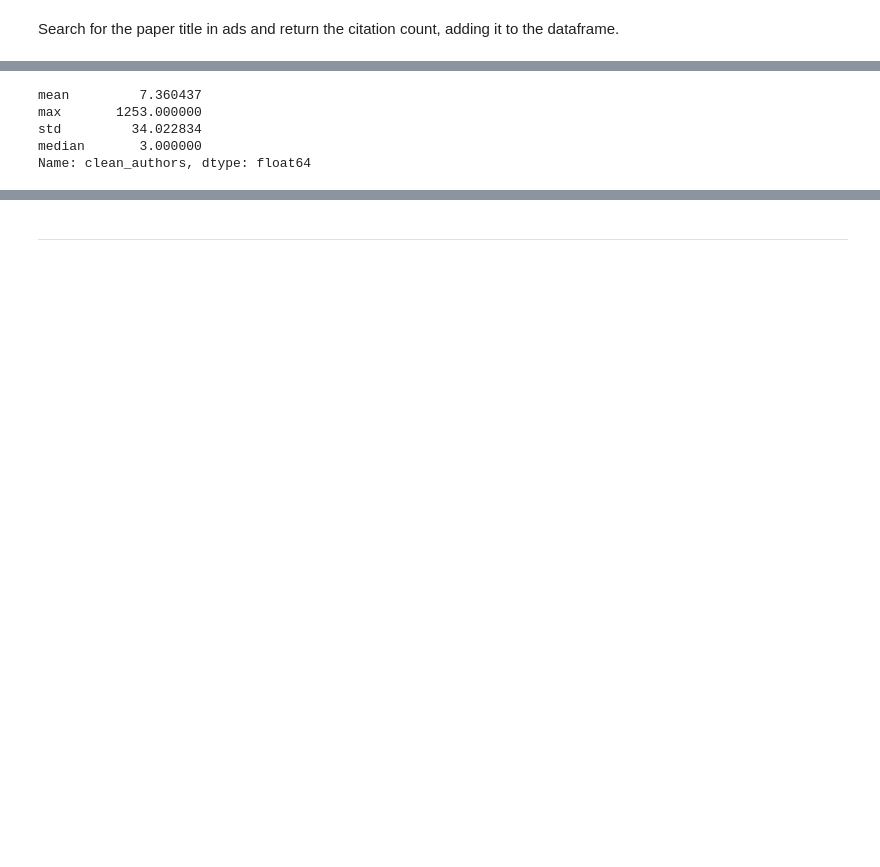
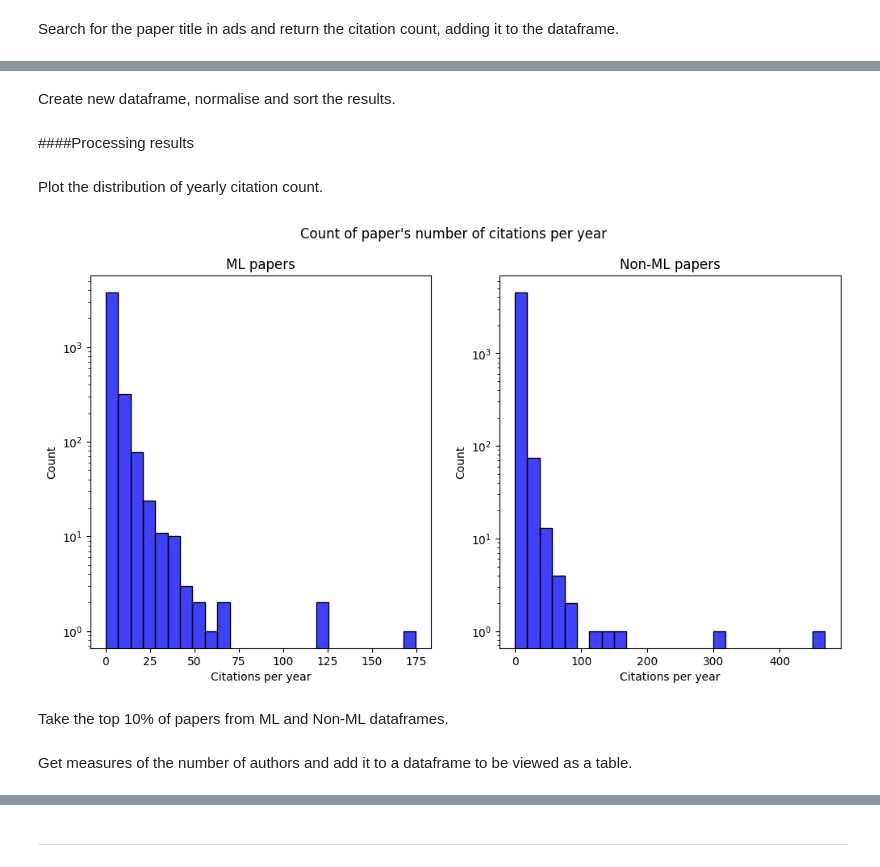
Before and after one commit to TomGervers/arXiv_astro_ML, a Jupyter notebook: arXiv_exploration.ipynb, the cells around one changed output, grey strips where cells are left out. Saved outputs shown, nothing was run; the diff lists cells and outputs as text; code cells hidden in the pictures; blank space fills up the shorter version.

```diff
--- a/arXiv_exploration.ipynb
+++ b/arXiv_exploration.ipynb
@@ -749,2 +690,0 @@ Merge the dataframes again, now with the citation counts.
-# %%
-svm_full_df = pd.concat([first_subset_df, second_subset_df])
@@ -755,2 +711,5 @@ Sort the citations and put into new dataframe.
 # %%
 citations_df = svm_full_df.sort_values(by=['citations'], ascending=False, inplace=False)
+citations_df['cite_norm'] = citations_df['citations']/(2024-citations_df['year'])
+citations_df.sort_values(by=['cite_norm'], ascending=False, inplace=True)
+citations_df.to_csv('citations_df.csv')
@@ -808 +742,13 @@ See the caveats in the documentation: https://pandas.pydata.org/pandas-docs/stab
+# %%
+query_res = [] #List to store results
+
+for index, row in stratified_sample.iterrows(): #Iterate over each row in DataFrame
+    searchstr = 'arxiv:' + str(row['id']) #Define the string to be used as search query
+    try:
+        q = list(ads.SearchQuery(q=searchstr, fl=['citation_count'])) #Search for the query and return only citation count entry to reduce number of requests
+        query_res.append(q[0].citation_count) #Add citation count to list
+    except:
+        query_res.append(None) #If the search failed add "None" to the list
+
+stratified_sample['citations'] = query_res #Create a new citations column with the results
 # %%
@@ -880,8 +756,38 @@ Name: clean_authors, dtype: float64
-# %%
-low_impact_df['clean_authors'].str.len().agg(['mean','max','std','median'])
-# %% [output]
-mean         7.360437
-max       1253.000000
-std         34.022834
-median       3.000000
-Name: clean_authors, dtype: float64
+# %% [markdown]
+Create new dataframe, normalise and sort the results.
+# %%
+citations_nonml_df = stratified_sample.sort_values(by=['citations'], ascending=False, inplace=False)
+citations_nonml_df['cite_norm'] = citations_nonml_df['citations']/(2024-citations_nonml_df['year'])
+citations_nonml_df.sort_values(by=['cite_norm'], ascending=False, inplace=True)
+citations_nonml_df.to_csv('citations_nonml_df.csv')
+# %% [markdown]
+####Processing results
+# %% [markdown]
+Plot the distribution of yearly citation count.
+# %%
+f, ax = plt.subplots(1,2, figsize=(12, 6)) #Create figure
+
+#Set log scale
+ax[0].set_yscale('log', base=10)
+#Plot normalised citations for ML papers
+sns.histplot(citations_df.cite_norm, bins=25, fill=True, stat='count', ax=ax[0], color='blue')
+ax[0].set_title('ML papers')
+ax[0].set_xlabel('Citations per year')
+
+#Set log scale
+ax[1].set_yscale('log', base=10)
+#Plot normalised citations for Non-ML papers
+sns.histplot(citations_nonml_df.cite_norm, bins=25, fill=True, stat='count', ax=ax[1], color='blue')
+ax[1].set_title('Non-ML papers')
+ax[1].set_xlabel('Citations per year')
+
+f.suptitle('Count of paper\'s number of citations per year')
+
+#Save plot as png
+plt.savefig('hyp4hist.png')
+#Display plot
+plt.show()
+# %% [output]
+[figure, added]
+# %% [markdown]
+Take the top 10% of papers from ML and Non-ML dataframes.
@@ -887,0 +801,2 @@ Name: clean_authors, dtype: float64
+# %% [markdown]
+Get measures of the number of authors and add it to a dataframe to be viewed as a table.
```
Also changed, not shown: parts of 100 cells of this notebook.
